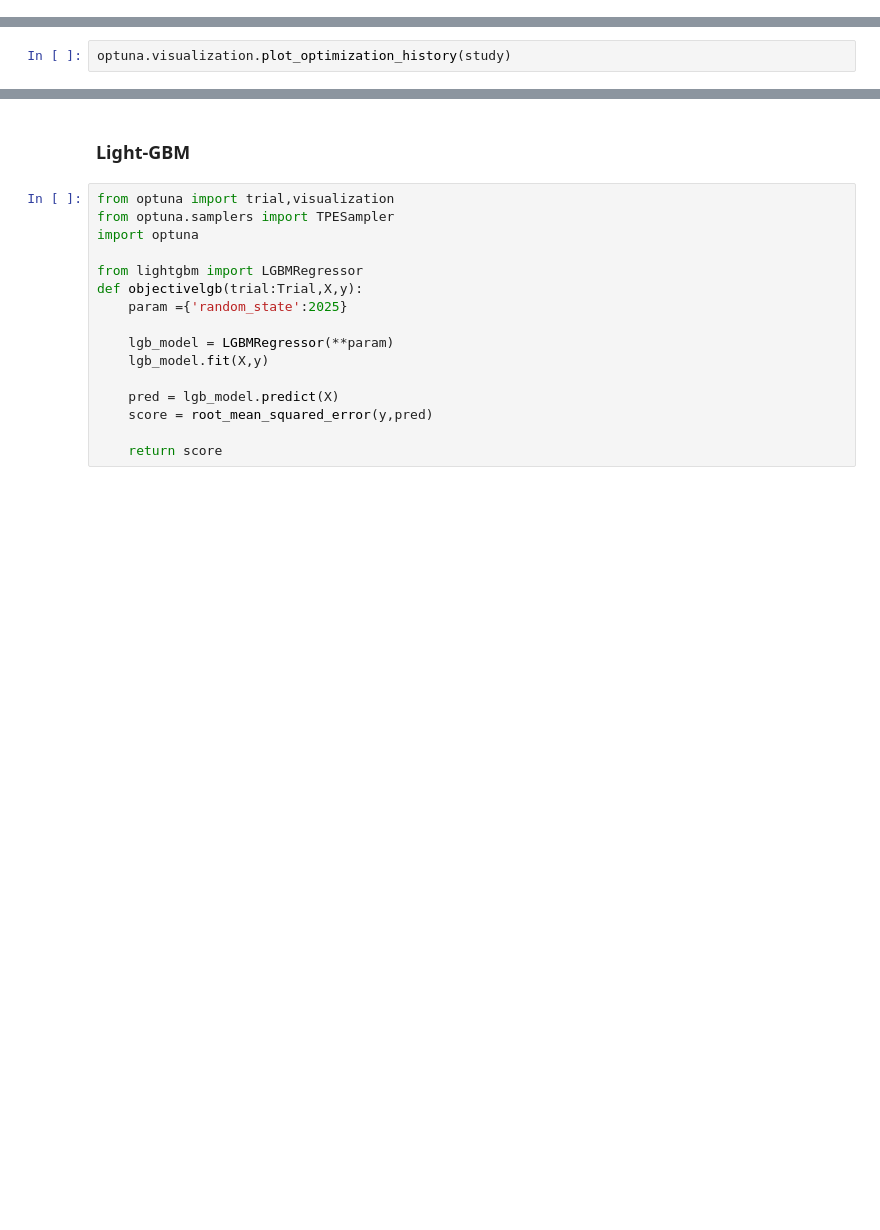
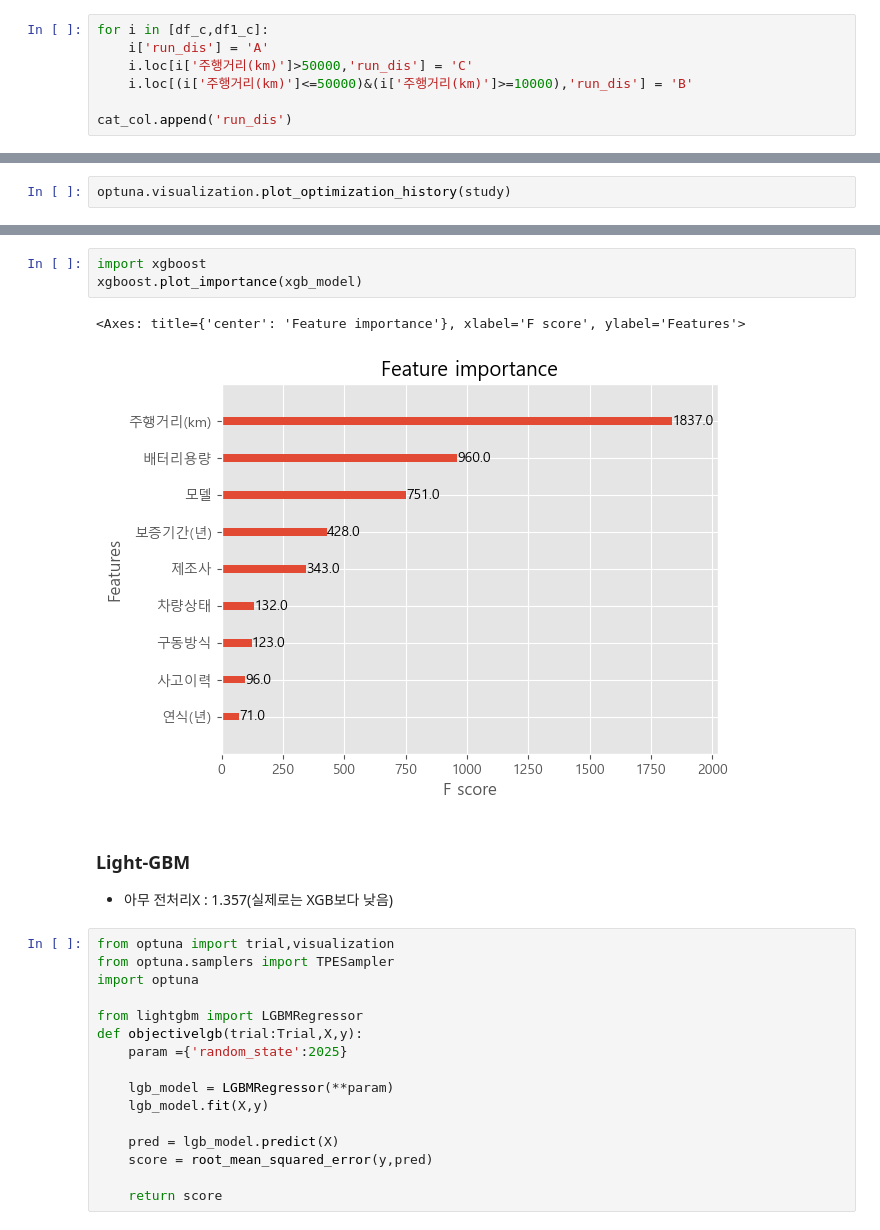
Before and after one commit to han942/vscode, a Jupyter notebook: CarEV.ipynb, the cells around one changed output, grey strips where cells are left out. Drawn from its saved outputs; the diff is of its cells as text; blank space fills up the shorter version.

```diff
--- a/CarEV.ipynb
+++ b/CarEV.ipynb
@@ -242,3 +275,10 @@ df_c.corr(numeric_only=True)
+# %%
+for i in [df_c,df1_c]:
+    i['run_dis'] = 'A'
+    i.loc[i['주행거리(km)']>50000,'run_dis'] = 'C'
+    i.loc[(i['주행거리(km)']<=50000)&(i['주행거리(km)']>=10000),'run_dis'] = 'B'
+
+cat_col.append('run_dis')
 # %% [markdown]
 Label Encoding for Categorical Data
 # %%
@@ -366,5 +407,12 @@ RMSE: 1.4739746484444338
+# %%
+import xgboost
+xgboost.plot_importance(xgb_model)
+# %% [output]
+<Axes: title={'center': 'Feature importance'}, xlabel='F score', ylabel='Features'>
+[figure, added]
 # %% [markdown]
 ### Light-GBM
+- 아무 전처리X : 1.357(실제로는 XGB보다 낮음)
 # %%
 from optuna import trial,visualization
 from optuna.samplers import TPESampler
```
Also changed, not shown: parts of 15 cells of this notebook.
